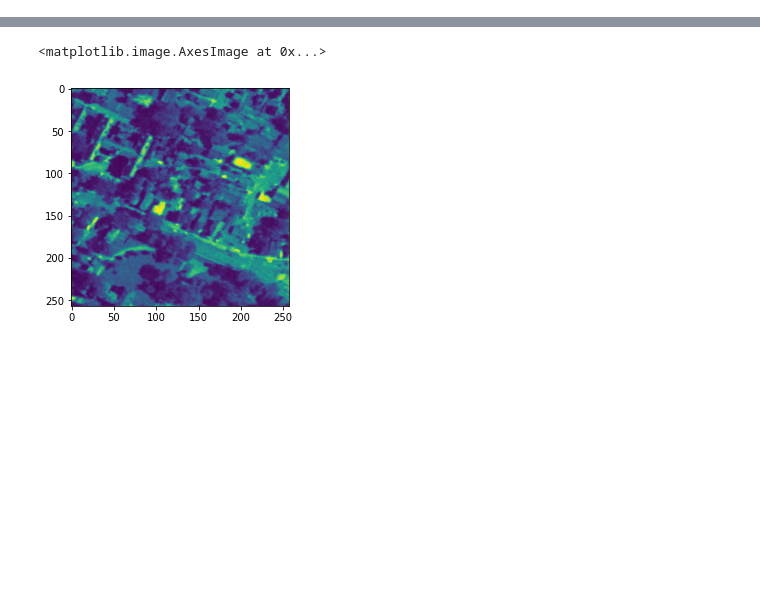
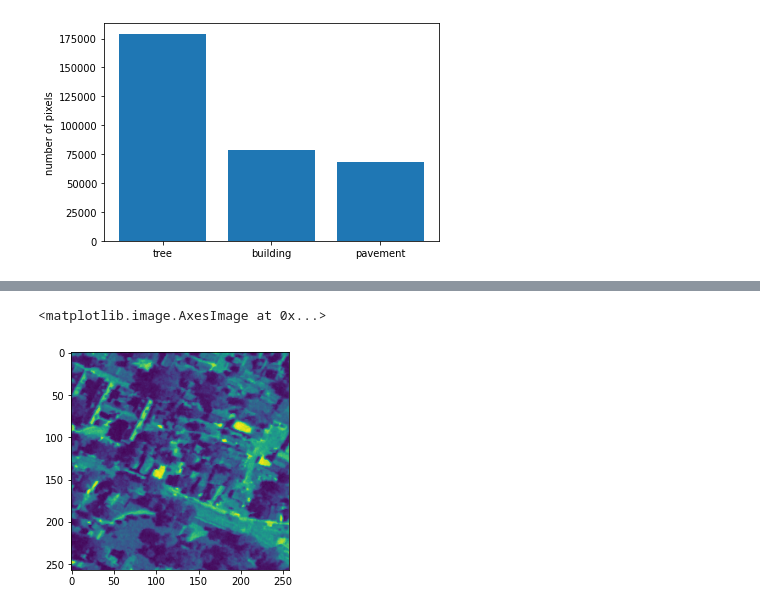
Before and after one commit to kroppheather/utica_mapping, a Jupyter notebook: Training.ipynb, the cells around one changed output, grey strips where cells are left out. Drawn from its saved outputs; the diff is of its cells as text; code cells hidden in the pictures; blank space fills up the shorter version.

Commit message:
Loading training data into stacks

```diff
--- a/Training.ipynb
+++ b/Training.ipynb
@@ -22,0 +32,30 @@ band2 = dataset2.GetRasterBand(1)
+# %%
+def load_image(path: str) -> np.ndarray:
+    ds = gdal.Open(path, gdal.GA_ReadOnly)
+    return ds.GetRasterBand(1).ReadAsArray()[6:-7,6:-6]
+# %%
+def sorted_paths(img_dir: Path):
+    return sorted(glob(img_dir.joinpath('*.tif').as_posix()), key=img_number)
+# %%
+train_images = np.ndarray(shape=(I, N, M), dtype=np.float32)
+tree_masks = np.ndarray(shape=(I, N, M), dtype=np.int8)
+building_masks = np.ndarray(shape=(I, N, M), dtype=np.int8)
+pavement_masks = np.ndarray(shape=(I, N, M), dtype=np.int8)
+# %%
+for i, path in enumerate(sorted_paths(train_image_dir)[:16]):
+    train_images[i, :, :] = load_image(path)
+for i, path in enumerate(sorted_paths(trees_mask_dir)[:16]):
+    tree_masks[i, :, :] = load_image(path)
+for i, path in enumerate(sorted_paths(building_mask_dir)[:16]):
+    building_masks[i, :, :] = load_image(path)
+for i, path in enumerate(sorted_paths(pavement_mask_dir)[:16]):
+    pavement_masks[i, :, :] = load_image(path)
+# %%
+fig, ax = plt.subplots()
+ax.bar(range(3), [tree_masks.sum(), building_masks.sum(), pavement_masks.sum()])
+ax.set_xticks((0, 1, 2))
+ax.set_xticklabels(('tree', 'building', 'pavement'))
+plt.ylabel('number of pixels')
+plt.show()
+# %% [output]
+[figure, added]
```
Also changed, not shown: parts of 17 cells of this notebook.
